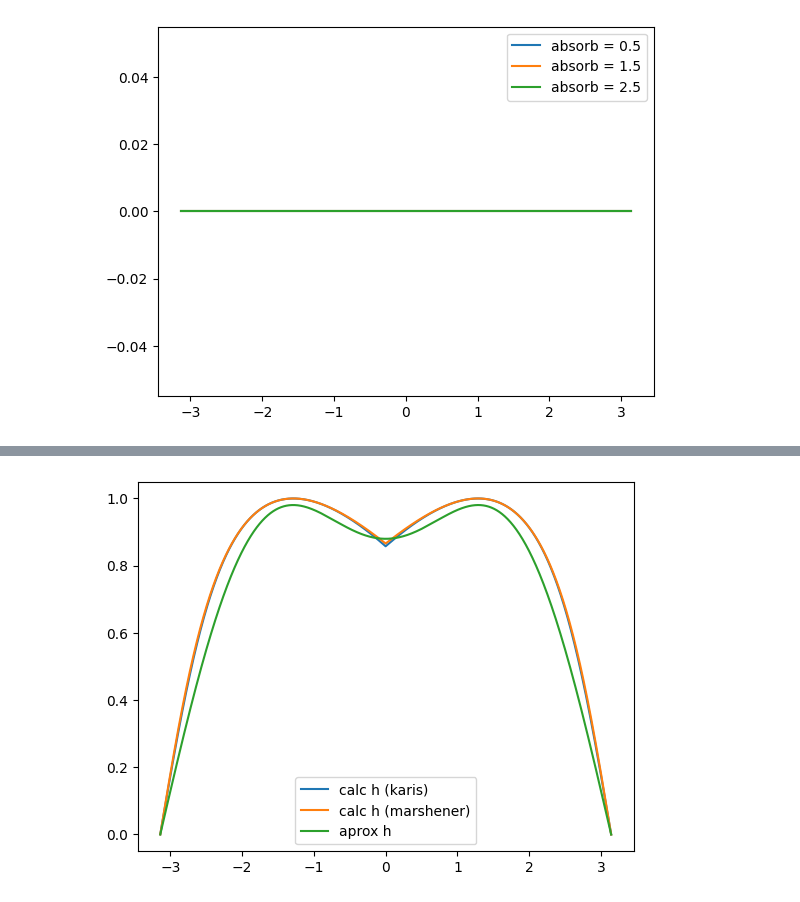
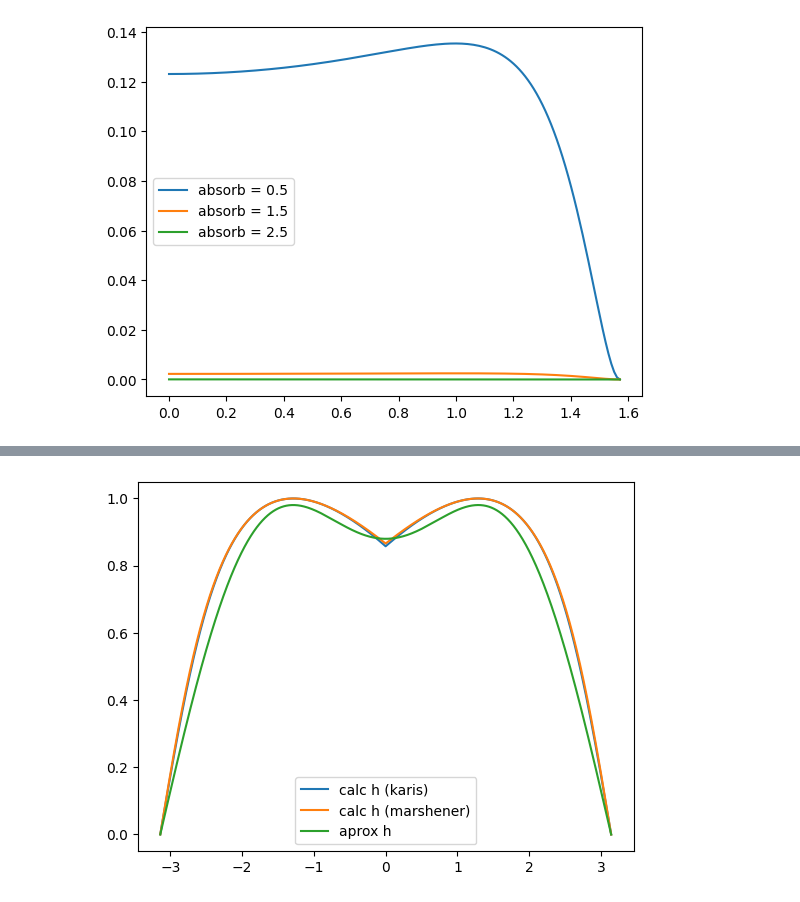
Before and after one commit to DenzellM-2054872/vkhr, a Jupyter notebook: plots/absorption.ipynb, the cells around one changed output, grey strips where cells are left out. Drawn from its saved outputs; the diff is of its cells as text; code cells hidden in the pictures.

```diff
--- a/plots/absorption.ipynb
+++ b/plots/absorption.ipynb
@@ -32,8 +32,17 @@ def fresnelPer(eta_2: float, theta : float) -> float:
     return min(1, R * R)
 
 
+def fresnel0(eta_parallel : float, eta_perpendic : float, theta : float) -> float:
+    return 0.5 * (pow(fresnelPer(eta_perpendic, theta), 2) + pow(fresnelPar(eta_parallel, theta), 2))
+
 def fresnel(eta_parallel : float, eta_perpendic : float, theta : float) -> float:
-    return 0.5 * (fresnelPer(eta_perpendic, theta) + fresnelPar(eta_parallel, theta))
+    cos_theta: float = math.cos(theta)
+    flipped: float = 1.0 - cos_theta
+    flipped_squared: float = flipped * flipped
+    fresnel_0: float = fresnelPar(eta_parallel, theta)
+    fresnel_90:float = fresnelPer(eta_perpendic, theta)
+
+    return fresnel_0 + (fresnel_90 - fresnel_0) * (flipped_squared * flipped * flipped_squared)
 
 def fresnel2(eta : float, x: float) -> float:
     F_0: float = pow(1 - eta, 2) / pow(1 + eta, 2)
@@ -128,7 +130,14 @@ def absorption(absorb: float, p: int, h: float, refrac: float, eta_parallel: flo
 # %%
 def B_index(theta :float, eta : float) -> float :
     sin_theta : float = math.sin(theta)
+    return math.sqrt(eta - sin_theta * sin_theta) / math.cos(theta)
+
+def B_index_k(theta :float, eta : float) -> float :
+    sin_theta : float = math.sin(theta)
     return math.sqrt(eta * eta - sin_theta * sin_theta) / math.cos(theta)
+
+def C_index(theta :float, eta : float) -> float :
+    return eta * math.cos(theta) / (math.sqrt(1 - pow(eta, -2) * pow(math.sin(theta), 2)))
 # %%
 epsilon = 0.00001
 
@@ -214,50 +240,48 @@ def cubic_solver(a: float, b: float, c: float, d: float) -> list:
-# %%
-def calc_roots(p , eta_perpendic, phi) -> list:
-    c : float = math.asin(1 / eta_perpendic)
-    return cubic_solver(-8 * (p * c / (math.pi * math.pi * math.pi)), 0, (6 * p * c / math.pi) - 2, p * math.pi - phi)
 # %%
 def NP(p: int, phi: float, theta_d : float, eta : float,  absorb : float) -> float:
     eta_perpendic : float = B_index(theta_d, eta)
-    eta_parallel : float = (eta * eta) / eta_perpendic
+    eta_parallel : float = C_index(theta_d, eta)
 
     roots : list = calc_roots(p, eta_perpendic, phi)
     res : float = 0
-    for gamma_i in roots:
-        h: float = math.sin(gamma_i)
-        if(h >= epsilon): continue
-        res += absorption(absorb, p, h, eta, eta_parallel, eta_perpendic, theta_d)
+    for i in range(roots[3]):
+        h: float = math.sin(roots[i])
+        # if(h >= epsilon): continue
+        res += absorption(absorb, p, h, eta_parallel, eta_perpendic, theta_d)
 
     return res
 # %%
 import matplotlib.pyplot as plt
 
 p: float = 1
 eta: float =  1.55
 
 abs1: float = 0.5
 abs2: float = 1.5
 abs3: float = 2.5
 
 phi: float = math.pi
 
 A1 = []
 A2 = []
 A3 = []
 
 thetas = []
-theta = math.pi
+theta = math.pi / 2
+
 while True:
-    if theta < -math.pi: break
-    A1.append(NP(p, theta, phi, eta, abs1))
-    A2.append(NP(p, theta, phi, eta, abs2))
-    A3.append(NP(p, theta, phi, eta, abs3))
+    if theta < 0: break
+
+    A1.append(NP(p, phi, theta, eta, abs1))
+    A2.append(NP(p, phi, theta, eta, abs2))
+    A3.append(NP(p, phi, theta, eta, abs3))
     thetas.append(theta)
     theta -= 0.01
 
 plt.plot(thetas, A1, label = "absorb = 0.5")
 plt.plot(thetas, A2, label = "absorb = 1.5")
 plt.plot(thetas, A3, label = "absorb = 2.5")
 plt.legend()
 plt.show()
 # %% [output]
-[figure, old version]
+[figure, new version]
```
Also changed, not shown: parts of 7 cells of this notebook, 46 other files.
